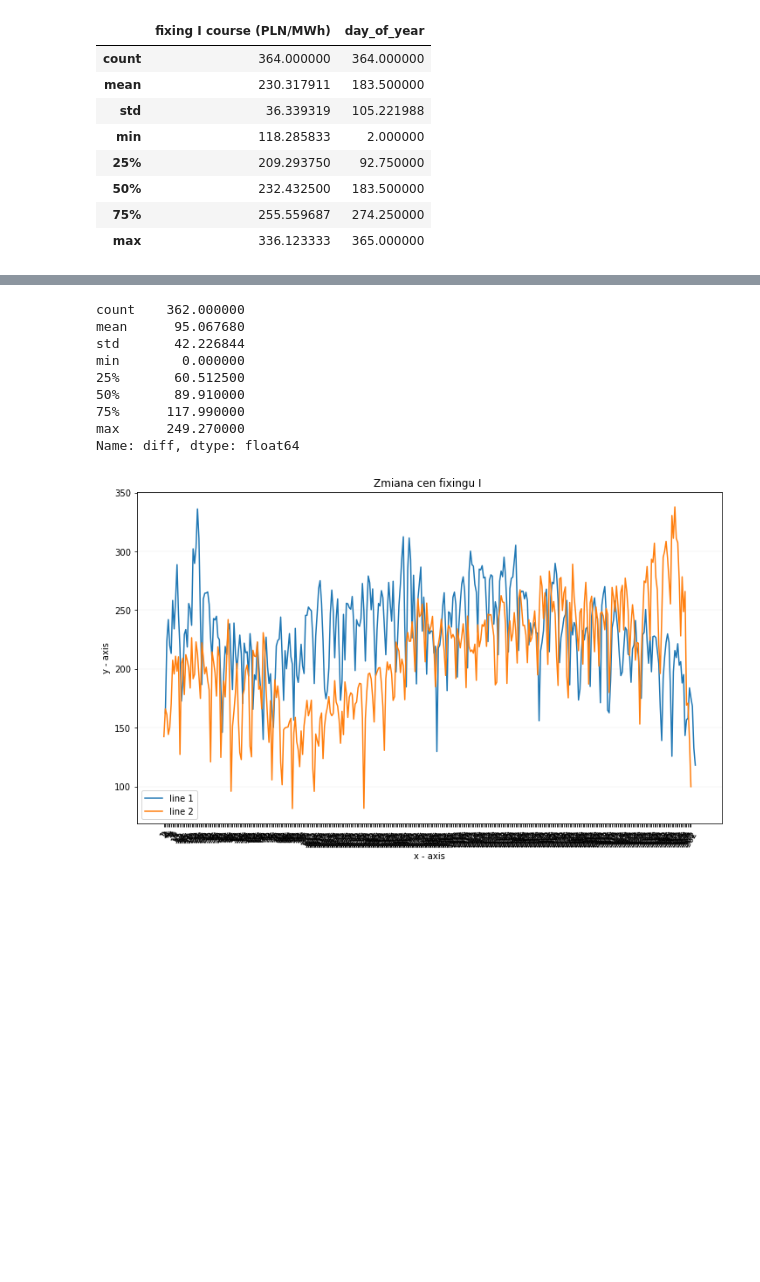
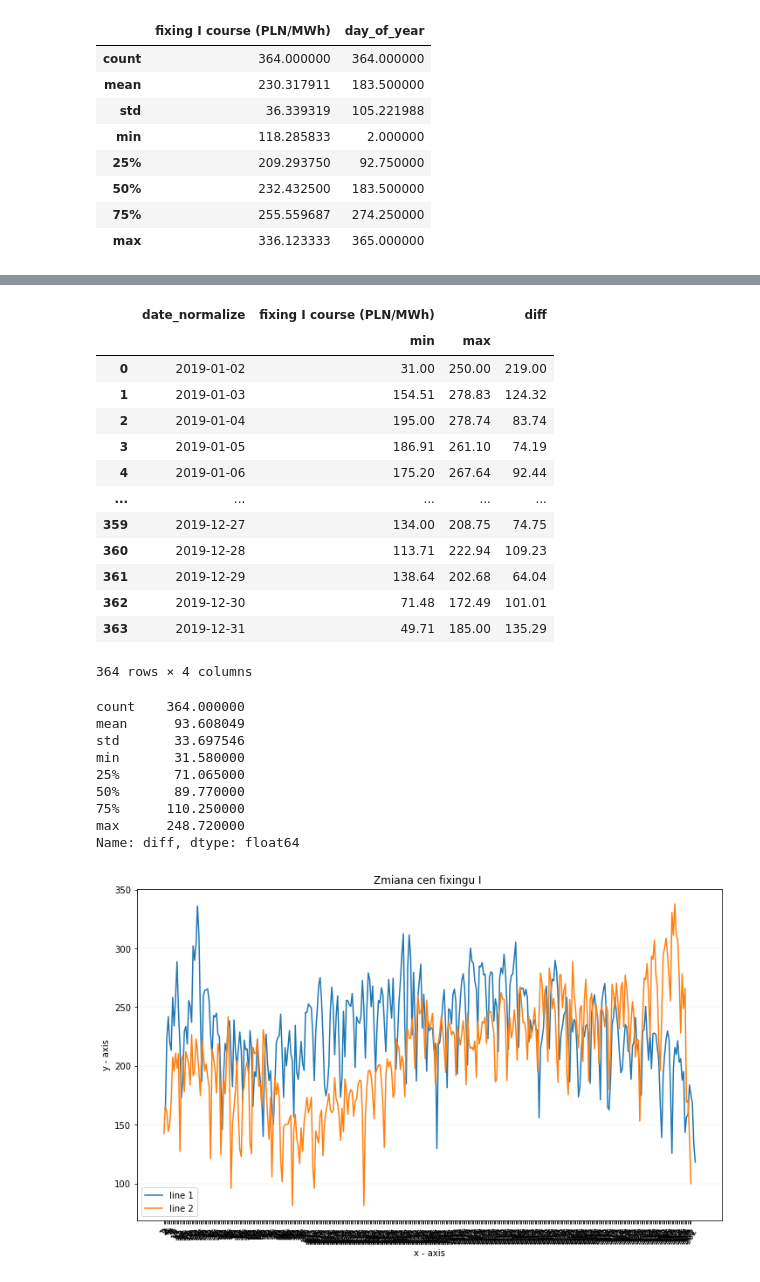
Before and after one commit to piekarsky/Short-Term-Electricity-Price-Forecasting-at-the-Polish-Day-Ahead-Market, a Jupyter notebook: power-market-analysis.ipynb, the cells around one changed output, grey strips where cells are left out. Cells and saved outputs as stored; diff of their text form; code cells hidden in the pictures; blank space fills up the shorter version.

```diff
--- a/power-market-analysis.ipynb
+++ b/power-market-analysis.ipynb
@@ -307,17 +386,34 @@ minmax_2019['diff'] = minmax_2019['fixing I course (PLN/MWh)']['max'] - minmax_2
 
 minmax_2020 = df2020.groupby(['date_normalize']).agg({'fixing I course (PLN/MWh)': ['min', 'max']}).reset_index()
 minmax_2020['diff'] = minmax_2020['fixing I course (PLN/MWh)']['max'] - minmax_2020['fixing I course (PLN/MWh)']['min']
+# %%
+minmax_2019
+# %% [output]
+|  | date_normalize | fixing I course (PLN/MWh) |  | diff |
+|  |  | min | max |  |
+| 0 | 2019-01-02 | 31.00 | 250.00 | 219.00 |
+| 1 | 2019-01-03 | 154.51 | 278.83 | 124.32 |
+| 2 | 2019-01-04 | 195.00 | 278.74 | 83.74 |
+| 3 | 2019-01-05 | 186.91 | 261.10 | 74.19 |
+| 4 | 2019-01-06 | 175.20 | 267.64 | 92.44 |
+| ... | ... | ... | ... | ... |
+| 359 | 2019-12-27 | 134.00 | 208.75 | 74.75 |
+| 360 | 2019-12-28 | 113.71 | 222.94 | 109.23 |
+| 361 | 2019-12-29 | 138.64 | 202.68 | 64.04 |
+| 362 | 2019-12-30 | 71.48 | 172.49 | 101.01 |
+| 363 | 2019-12-31 | 49.71 | 185.00 | 135.29 |
+364 rows × 4 columns
 # %%
-minmax_2020['diff'].describe()
+minmax_2019['diff'].describe()
 # %% [output]
-count    362.000000
-mean      95.067680
-std       42.226844
-min        0.000000
-25%       60.512500
-50%       89.910000
-75%      117.990000
-max      249.270000
+count    364.000000
+mean      93.608049
+std       33.697546
+min       31.580000
+25%       71.065000
+50%       89.770000
+75%      110.250000
+max      248.720000
 Name: diff, dtype: float64
 # %%
 fig = plt.subplots(figsize=(12,7))
```
Also changed, not shown: parts of 8 cells of this notebook.
